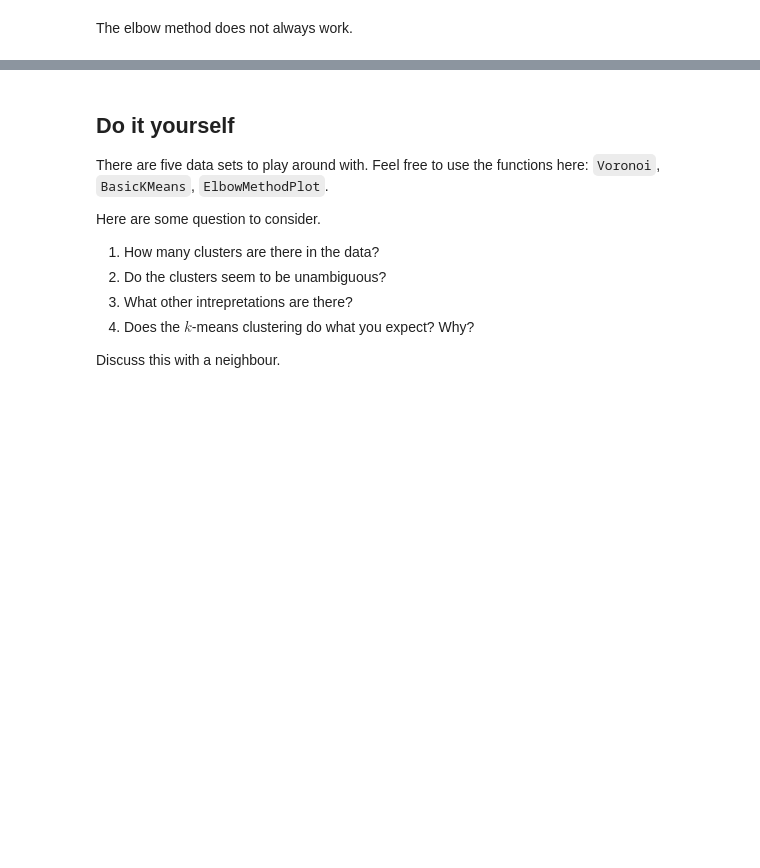
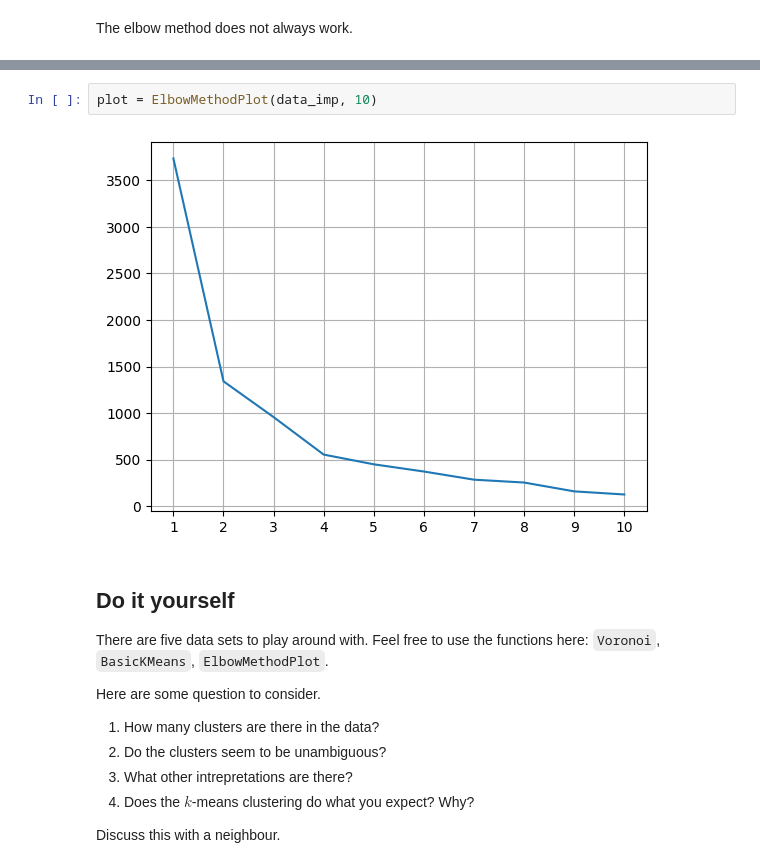
Before and after one commit to joshmaglione/CS4102-Jupyter, a Jupyter notebook: 10_kMeansElbows.ipynb, the cells around one changed output, grey strips where cells are left out. Saved outputs shown, nothing was run; the diff lists cells and outputs as text; blank space fills up the shorter version.

```diff
--- a/10_kMeansElbows.ipynb
+++ b/10_kMeansElbows.ipynb
@@ -207,3 +253,7 @@ plot = ElbowMethodPlot(data_2u, 10)
+# %%
+plot = ElbowMethodPlot(data_imp, 10)
+# %% [output]
+[figure, added]
 # %% [markdown]
 ## Do it yourself
 
```
Also changed, not shown: parts of 22 cells of this notebook, 3 other files.
